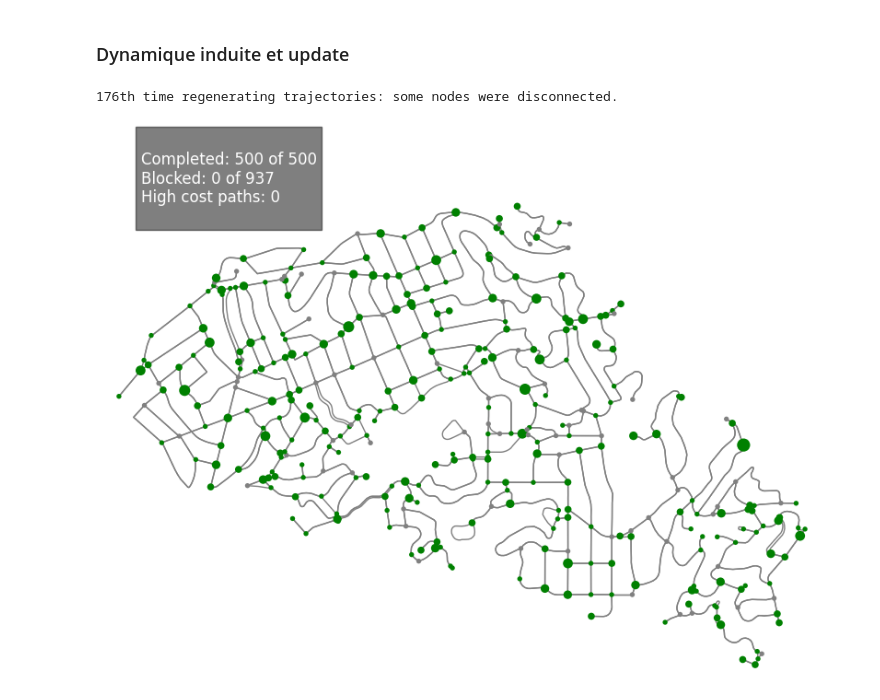
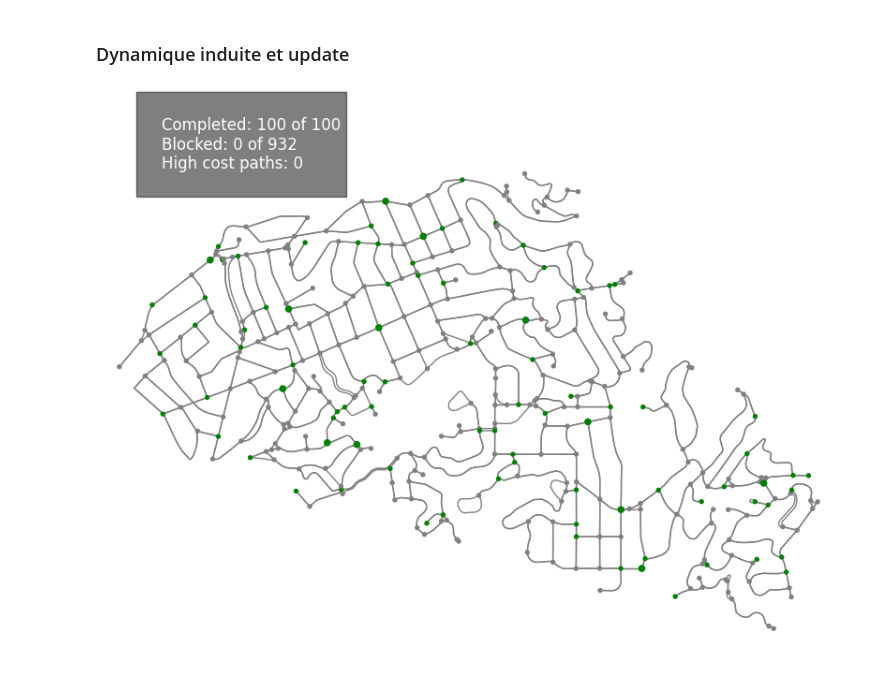
Before and after one commit to lucas-lacampagne/sim, a Jupyter notebook: notebooks/test_car.ipynb, the cells around one changed output. Cells and saved outputs as stored; diff of their text form; code cells hidden in the pictures.

```diff
--- a/notebooks/test_car.ipynb
+++ b/notebooks/test_car.ipynb
@@ -115,3 +121,7 @@ fig, ax = ox.plot.plot_graph(G2, edge_alpha=capa)
+# %%
+# Get strongly connected component
+G4 = max(list(nx.strongly_connected_components(G3)), key=len)
+G4 = G3.subgraph(G4)
 # %% [markdown]
 ### Demande
 # %%
@@ -268,31 +278,32 @@ class Car_fleet:
 # %% [markdown]
 ### Dynamique induite et update
 # %%
-demand=Car_fleet(G3.copy(), size=2*500, replace=True)
+demand=Car_fleet(G4.copy(), size=2*100, replace=True)
+frames=90
 
-fig, ax = plt.subplots(figsize=(10, 8))
+with tqdm(total=frames) as pbar:
+    fig, ax = plt.subplots(figsize=(10, 8))
 
-def update(frame):
-    ax.clear()
+    def update(frame):
+        ax.clear()
+        pbar.update(1)
+        if frame > 0:
+            demand.update_fleet(interactions=True)
 
-    if frame > 0:
-        demand.update_fleet(interactions=True)
+        demand.display(ax=ax, edge_list=True)
+        string=f'''
+    Completed: {sum(demand.get_completed())} of {demand.num_cars}
+    Blocked: {sum(demand.get_edge_blocked().values())} of {demand.graph.number_of_edges()}
+    High cost paths: {len(demand.info)}
+    '''
+        ax.text(0.05, 0.95, string,
+                transform=ax.transAxes, fontsize=12, color='white',
+                bbox=dict(facecolor='black', alpha=0.5))
+        return ax,
 
-    demand.display(ax=ax, edge_list=True)
-    string=f'''
-Completed: {sum(demand.get_completed())} of {demand.num_cars}
-Blocked: {sum(demand.get_edge_blocked().values())} of {demand.graph.number_of_edges()}
-High cost paths: {len(demand.info)}
-'''
-    ax.text(0.05, 0.95, string,
-            transform=ax.transAxes, fontsize=12, color='white',
-            bbox=dict(facecolor='black', alpha=0.5))
-    return ax,
+    ani = FuncAnimation(fig, update, frames=frames, interval=150, repeat=False)
 
-ani = FuncAnimation(fig, update, frames=90, interval=150, repeat=False)
-
-ani.save("ani.gif", writer='pillow')
-plt.show()
+    ani.save("ani.gif", writer='pillow')
+    plt.show()
 # %% [output]
-176th time regenerating trajectories: some nodes were disconnected.
-[figure, old version]
+[figure, new version]
```
Also changed, not shown: parts of 4 cells of this notebook.
